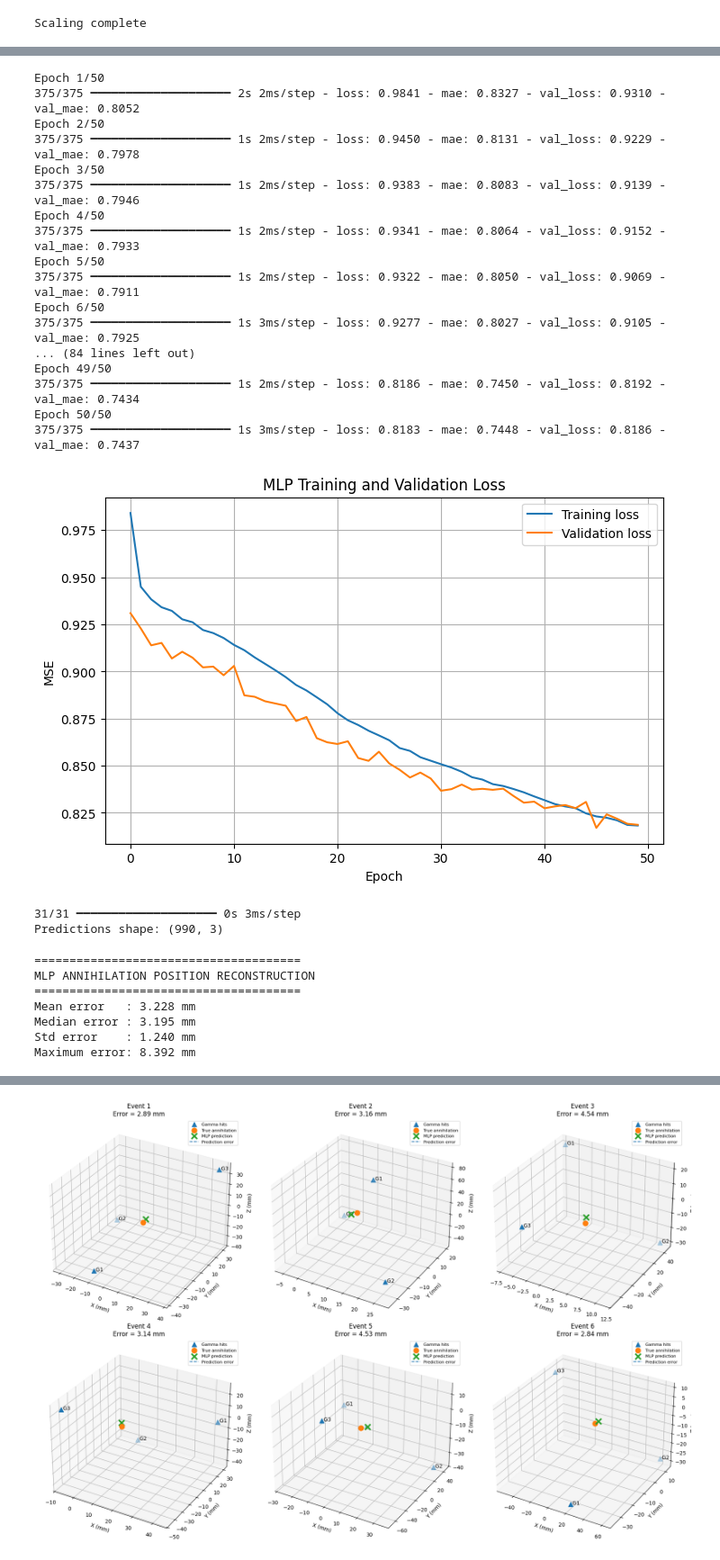
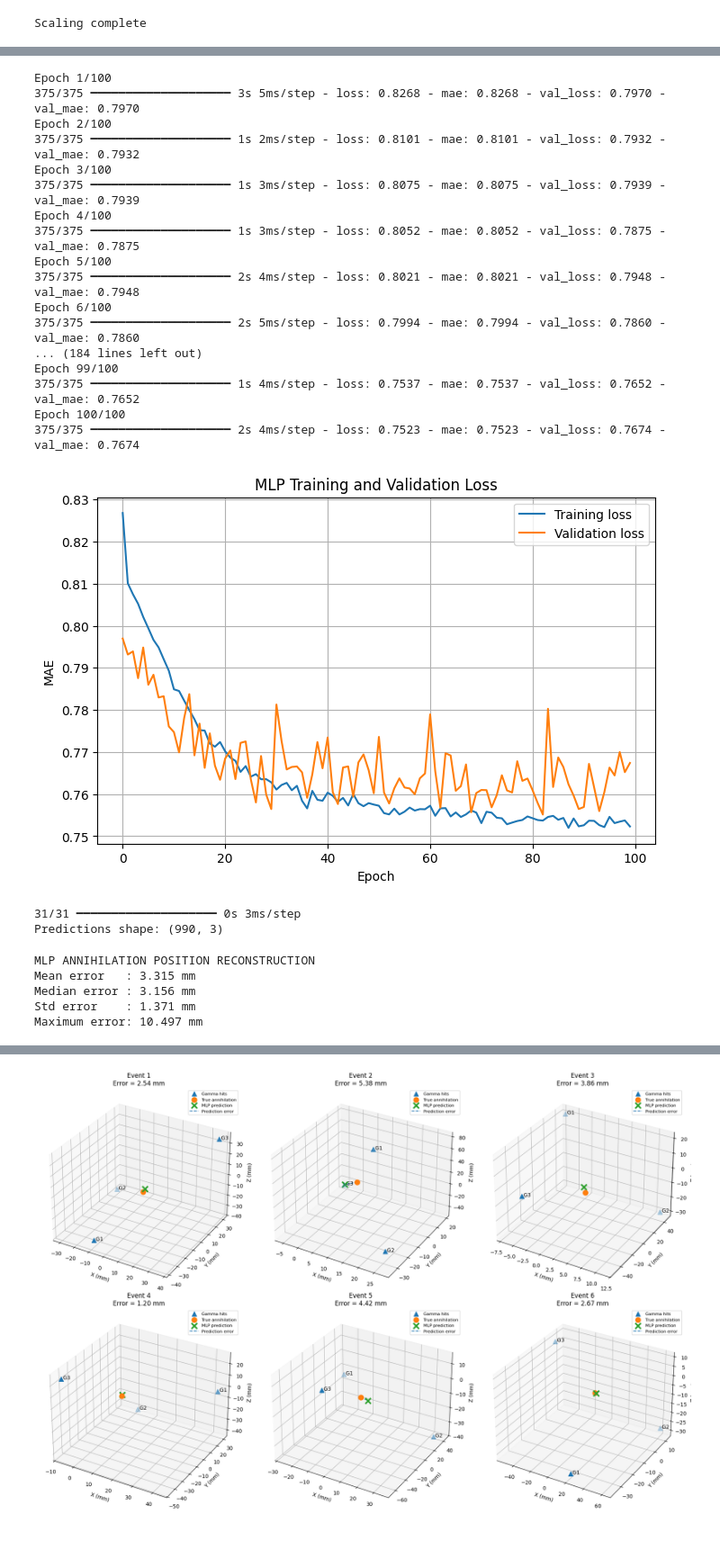
Before and after one commit to mw2304/SummerProject2026, a Jupyter notebook: MLP3GAMMA.ipynb, the cells around one changed output, grey strips where cells are left out. Shown at 90% size. Drawn from its saved outputs; the diff is of its cells as text; code cells hidden in the pictures.

Commit message:
changing learning rate -0.01

```diff
--- a/MLP3GAMMA.ipynb
+++ b/MLP3GAMMA.ipynb
@@ -390,74 +427,70 @@ print(
     )
 )
 # %%
-# ==========================================
+
 # COMPILE MLP
-# ==========================================
+
 
 optimizer = tf.keras.optimizers.Adam(
-    learning_rate=0.001
+    learning_rate=0.01
 )
 
 model.compile(
     optimizer=optimizer,
-    loss="mse",
+    loss="mae",
     metrics=["mae"]
 )
 # %%
-# ==========================================
-# TRAIN MLP
-# ==========================================
+#train
 
 history = model.fit(
     X_train_scaled,
     y_train_scaled,
     validation_data=(X_val_scaled, y_val_scaled),
-    epochs=50,
+    epochs=100,
     batch_size=32,
     verbose=1
 )
 # %% [output]
-Epoch 1/50
-375/375 ━━━━━━━━━━━━━━━━━━━━ 2s 2ms/step - loss: 0.9841 - mae: 0.8327 - val_loss: 0.9310 - val_mae: 0.8052
-Epoch 2/50
-375/375 ━━━━━━━━━━━━━━━━━━━━ 1s 2ms/step - loss: 0.9450 - mae: 0.8131 - val_loss: 0.9229 - val_mae: 0.7978
-Epoch 3/50
-375/375 ━━━━━━━━━━━━━━━━━━━━ 1s 2ms/step - loss: 0.9383 - mae: 0.8083 - val_loss: 0.9139 - val_mae: 0.7946
-Epoch 4/50
-375/375 ━━━━━━━━━━━━━━━━━━━━ 1s 2ms/step - loss: 0.9341 - mae: 0.8064 - val_loss: 0.9152 - val_mae: 0.7933
-Epoch 5/50
-375/375 ━━━━━━━━━━━━━━━━━━━━ 1s 2ms/step - loss: 0.9322 - mae: 0.8050 - val_loss: 0.9069 - val_mae: 0.7911
-Epoch 6/50
-375/375 ━━━━━━━━━━━━━━━━━━━━ 1s 3ms/step - loss: 0.9277 - mae: 0.8027 - val_loss: 0.9105 - val_mae: 0.7925
-... (84 lines left out)
-Epoch 49/50
-375/375 ━━━━━━━━━━━━━━━━━━━━ 1s 2ms/step - loss: 0.8186 - mae: 0.7450 - val_loss: 0.8192 - val_mae: 0.7434
-Epoch 50/50
-375/375 ━━━━━━━━━━━━━━━━━━━━ 1s 3ms/step - loss: 0.8183 - mae: 0.7448 - val_loss: 0.8186 - val_mae: 0.7437
+Epoch 1/100
+375/375 ━━━━━━━━━━━━━━━━━━━━ 3s 5ms/step - loss: 0.8268 - mae: 0.8268 - val_loss: 0.7970 - val_mae: 0.7970
+Epoch 2/100
+375/375 ━━━━━━━━━━━━━━━━━━━━ 1s 2ms/step - loss: 0.8101 - mae: 0.8101 - val_loss: 0.7932 - val_mae: 0.7932
+Epoch 3/100
+375/375 ━━━━━━━━━━━━━━━━━━━━ 1s 3ms/step - loss: 0.8075 - mae: 0.8075 - val_loss: 0.7939 - val_mae: 0.7939
+Epoch 4/100
+375/375 ━━━━━━━━━━━━━━━━━━━━ 1s 3ms/step - loss: 0.8052 - mae: 0.8052 - val_loss: 0.7875 - val_mae: 0.7875
+Epoch 5/100
+375/375 ━━━━━━━━━━━━━━━━━━━━ 2s 4ms/step - loss: 0.8021 - mae: 0.8021 - val_loss: 0.7948 - val_mae: 0.7948
+Epoch 6/100
+375/375 ━━━━━━━━━━━━━━━━━━━━ 2s 5ms/step - loss: 0.7994 - mae: 0.7994 - val_loss: 0.7860 - val_mae: 0.7860
+... (184 lines left out)
+Epoch 99/100
+375/375 ━━━━━━━━━━━━━━━━━━━━ 1s 4ms/step - loss: 0.7537 - mae: 0.7537 - val_loss: 0.7652 - val_mae: 0.7652
+Epoch 100/100
+375/375 ━━━━━━━━━━━━━━━━━━━━ 2s 4ms/step - loss: 0.7523 - mae: 0.7523 - val_loss: 0.7674 - val_mae: 0.7674
 # %%
-# ==========================================
-# TRAINING CURVE
-# ==========================================
+#trainign curve - loss
 
 plt.figure(figsize=(8, 5))
 
 plt.plot(
     history.history["loss"],
     label="Training loss"
 )
 
 plt.plot(
     history.history["val_loss"],
     label="Validation loss"
 )
 
 plt.xlabel("Epoch")
-plt.ylabel("MSE")
+plt.ylabel("MAE")
 plt.title("MLP Training and Validation Loss")
 plt.legend()
 plt.grid(True)
 
 plt.show()
 # %% [output]
-[figure, old version]
+[figure, new version]
 # %%
@@ -475,9 +506,7 @@ print("Predictions shape:", y_pred.shape)
 31/31 ━━━━━━━━━━━━━━━━━━━━ 0s 3ms/step
 Predictions shape: (990, 3)
 # %%
-# ==========================================
-# 3D POSITION ERROR
-# ==========================================
+#3d erorr
 
 errors = np.sqrt(
     (y_pred[:, 0] - y_test[:, 0])**2 +
@@ -485,20 +514,18 @@ errors = np.sqrt(
     (y_pred[:, 2] - y_test[:, 2])**2
 )
 
-print("======================================")
+
 print("MLP ANNIHILATION POSITION RECONSTRUCTION")
-print("======================================")
+
 
 print(f"Mean error   : {np.mean(errors):.3f} mm")
 print(f"Median error : {np.median(errors):.3f} mm")
 print(f"Std error    : {np.std(errors):.3f} mm")
 print(f"Maximum error: {np.max(errors):.3f} mm")
 # %% [output]
-======================================
 MLP ANNIHILATION POSITION RECONSTRUCTION
-======================================
-Mean error   : 3.228 mm
-Median error : 3.195 mm
-Std error    : 1.240 mm
-Maximum error: 8.392 mm
+Mean error   : 3.315 mm
+Median error : 3.156 mm
+Std error    : 1.371 mm
+Maximum error: 10.497 mm
 # %%
```
Also changed, not shown: parts of 16 cells of this notebook.
